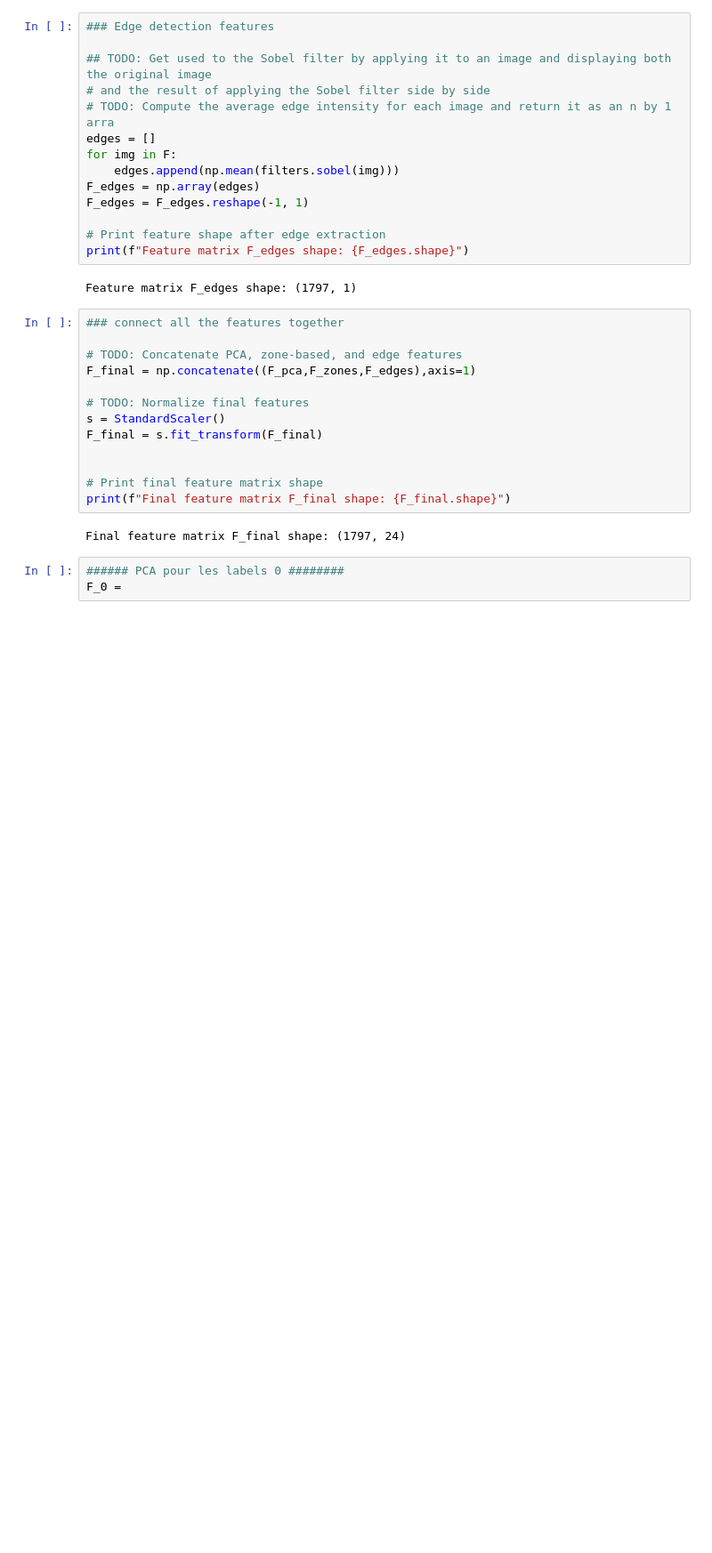
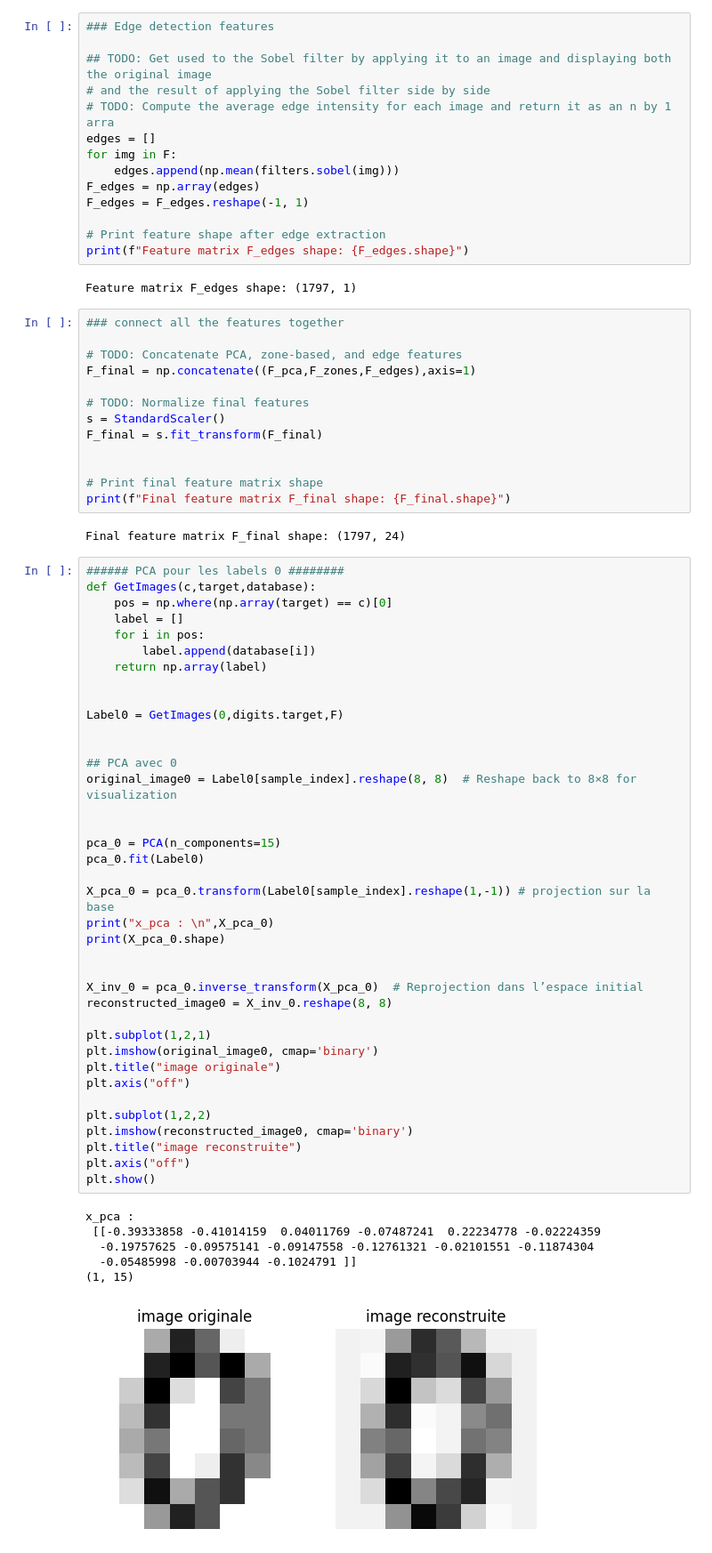
Before and after one commit to giovannihnk/Projet_ML_2025, a Jupyter notebook: notebook jour1.ipynb, the cells around one changed output. Shown at 89% size. Saved outputs shown, nothing was run; the diff lists cells and outputs as text; blank space fills up the shorter version.

```diff
--- a/notebook jour1.ipynb
+++ b/notebook jour1.ipynb
@@ -292,4 +306,46 @@ print(f"Final feature matrix F_final shape: {F_final.shape}")
 Final feature matrix F_final shape: (1797, 24)
 # %%
 ###### PCA pour les labels 0 ########
-F_0 =
+def GetImages(c,target,database):
+    pos = np.where(np.array(target) == c)[0]
+    label = []
+    for i in pos:
+        label.append(database[i])
+    return np.array(label)
+
+
+Label0 = GetImages(0,digits.target,F)
+
+
+## PCA avec 0
+original_image0 = Label0[sample_index].reshape(8, 8)  # Reshape back to 8×8 for visualization
+
+
+pca_0 = PCA(n_components=15)
+pca_0.fit(Label0)
+
+X_pca_0 = pca_0.transform(Label0[sample_index].reshape(1,-1)) # projection sur la base
+print("x_pca : \n",X_pca_0)
+print(X_pca_0.shape)
+
+
+X_inv_0 = pca_0.inverse_transform(X_pca_0)  # Reprojection dans l’espace initial
+reconstructed_image0 = X_inv_0.reshape(8, 8)
+
+plt.subplot(1,2,1)
+plt.imshow(original_image0, cmap='binary')
+plt.title("image originale")
+plt.axis("off")
+
+plt.subplot(1,2,2)
+plt.imshow(reconstructed_image0, cmap='binary')
+plt.title("image reconstruite")
+plt.axis("off")
+plt.show()
+# %% [output]
+x_pca :
+ [[-0.39333858 -0.41014159  0.04011769 -0.07487241  0.22234778 -0.02224359
+  -0.19757625 -0.09575141 -0.09147558 -0.12761321 -0.02101551 -0.11874304
+  -0.05485998 -0.00703944 -0.1024791 ]]
+(1, 15)
+[figure, added]
```
Also changed, not shown: parts of 5 cells of this notebook, 3 other files.
